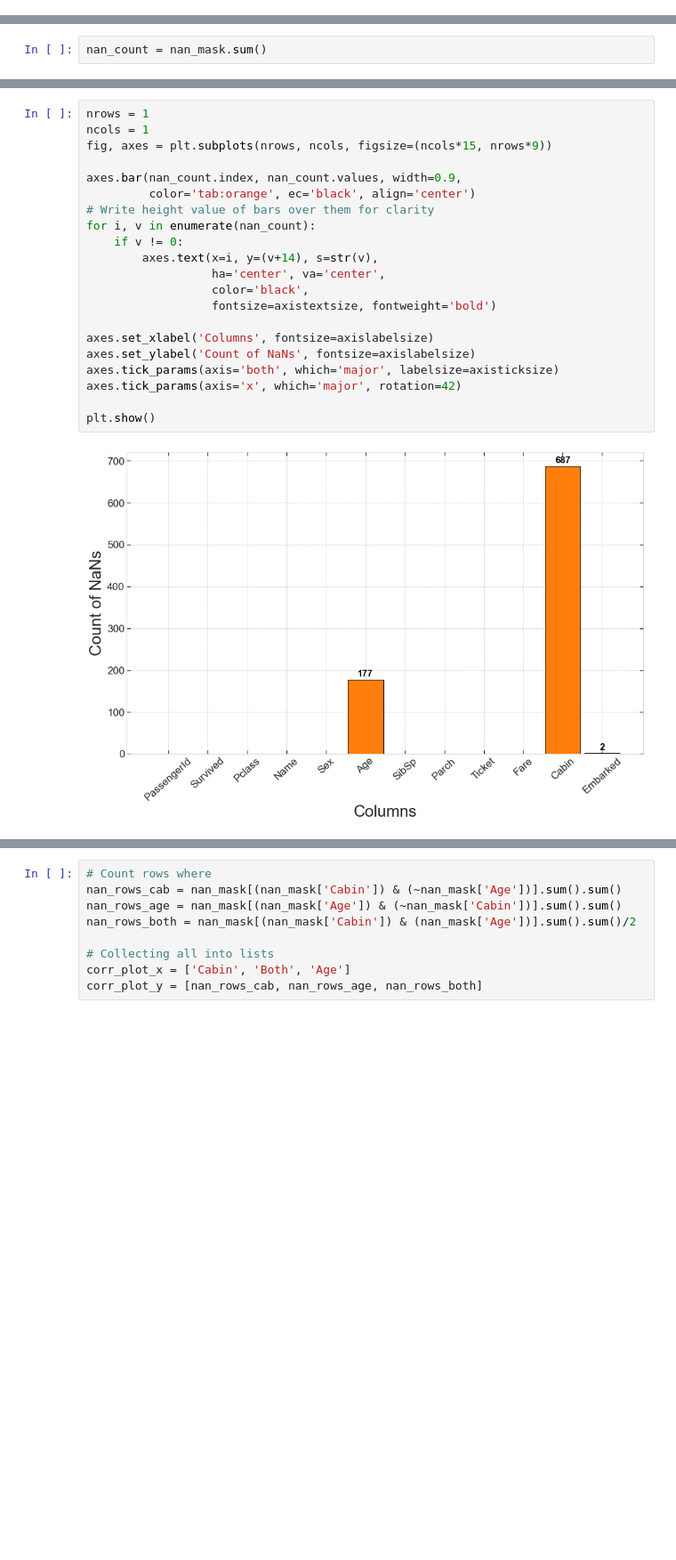
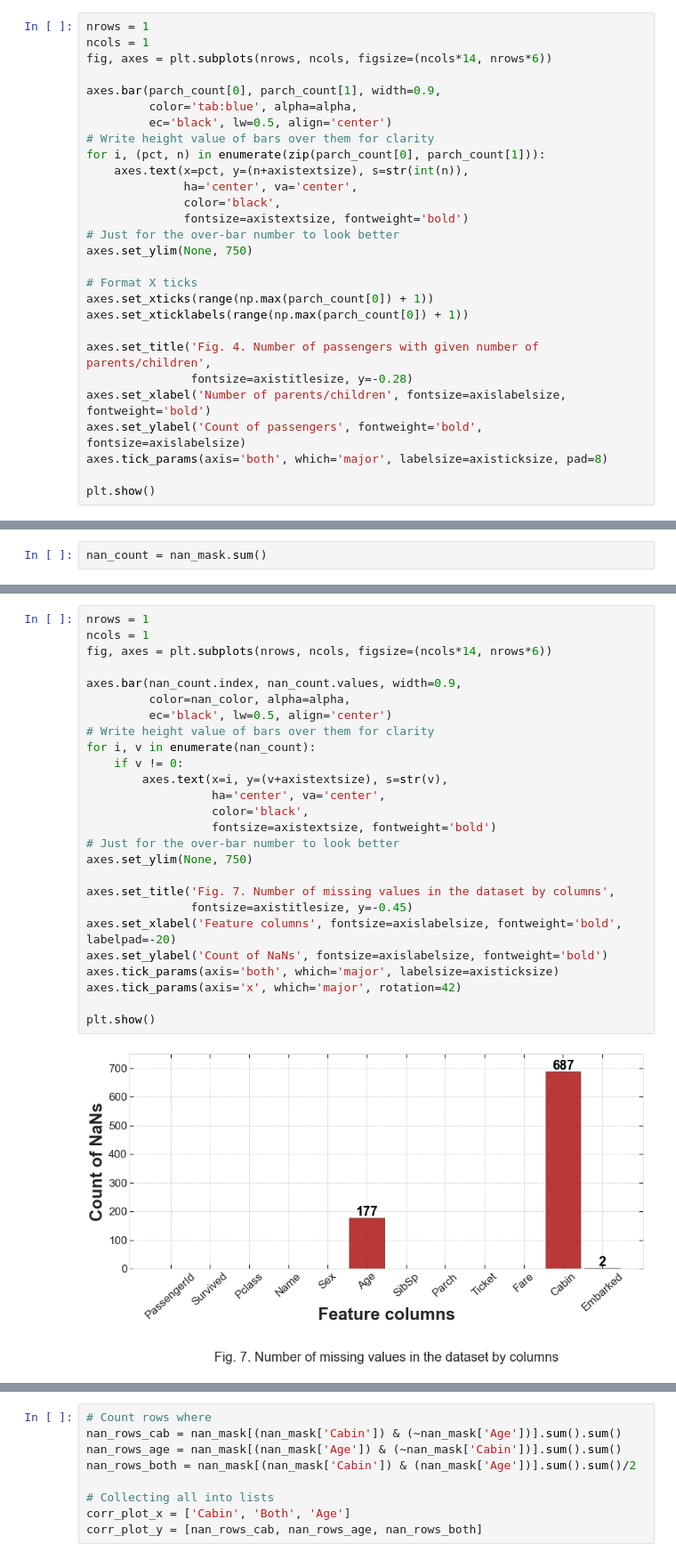
Before and after one commit to masterdesky/ELTE-data-mining-2020, a Jupyter notebook: Homeworks/Week 1/homework_1.ipynb, the cells around one changed output, grey strips where cells are left out. Shown at 89% size. Drawn from its saved outputs; the diff is of its cells as text; blank space fills up the shorter version.

```diff
--- a/Homeworks/Week 1/homework_1.ipynb
+++ b/Homeworks/Week 1/homework_1.ipynb
@@ -124,0 +323,28 @@ display(df.tail())
+# %%
+nrows = 1
+ncols = 1
+fig, axes = plt.subplots(nrows, ncols, figsize=(ncols*14, nrows*6))
+
+axes.bar(parch_count[0], parch_count[1], width=0.9,
+         color='tab:blue', alpha=alpha,
+         ec='black', lw=0.5, align='center')
+# Write height value of bars over them for clarity
+for i, (pct, n) in enumerate(zip(parch_count[0], parch_count[1])):
+    axes.text(x=pct, y=(n+axistextsize), s=str(int(n)),
+              ha='center', va='center',
+              color='black',
+              fontsize=axistextsize, fontweight='bold')
+# Just for the over-bar number to look better
+axes.set_ylim(None, 750)
+
+# Format X ticks
+axes.set_xticks(range(np.max(parch_count[0]) + 1))
+axes.set_xticklabels(range(np.max(parch_count[0]) + 1))
+
+axes.set_title('Fig. 4. Number of passengers with given number of parents/children',
+               fontsize=axistitlesize, y=-0.28)
+axes.set_xlabel('Number of parents/children', fontsize=axislabelsize, fontweight='bold')
+axes.set_ylabel('Count of passengers', fontweight='bold', fontsize=axislabelsize)
+axes.tick_params(axis='both', which='major', labelsize=axisticksize, pad=8)
+
+plt.show()
@@ -155,24 +441,29 @@ Embarked                   2
 # %%
 nrows = 1
 ncols = 1
-fig, axes = plt.subplots(nrows, ncols, figsize=(ncols*15, nrows*9))
+fig, axes = plt.subplots(nrows, ncols, figsize=(ncols*14, nrows*6))
 
 axes.bar(nan_count.index, nan_count.values, width=0.9,
-         color='tab:orange', ec='black', align='center')
+         color=nan_color, alpha=alpha,
+         ec='black', lw=0.5, align='center')
 # Write height value of bars over them for clarity
 for i, v in enumerate(nan_count):
     if v != 0:
-        axes.text(x=i, y=(v+14), s=str(v),
+        axes.text(x=i, y=(v+axistextsize), s=str(v),
                   ha='center', va='center',
                   color='black',
                   fontsize=axistextsize, fontweight='bold')
+# Just for the over-bar number to look better
+axes.set_ylim(None, 750)
 
-axes.set_xlabel('Columns', fontsize=axislabelsize)
-axes.set_ylabel('Count of NaNs', fontsize=axislabelsize)
+axes.set_title('Fig. 7. Number of missing values in the dataset by columns',
+               fontsize=axistitlesize, y=-0.45)
+axes.set_xlabel('Feature columns', fontsize=axislabelsize, fontweight='bold', labelpad=-20)
+axes.set_ylabel('Count of NaNs', fontsize=axislabelsize, fontweight='bold')
 axes.tick_params(axis='both', which='major', labelsize=axisticksize)
 axes.tick_params(axis='x', which='major', rotation=42)
 
 plt.show()
 # %% [output]
-[figure, old version]
+[figure, new version]
 # %% [markdown]
```
Also changed, not shown: parts of 64 cells of this notebook, 1 other file.
